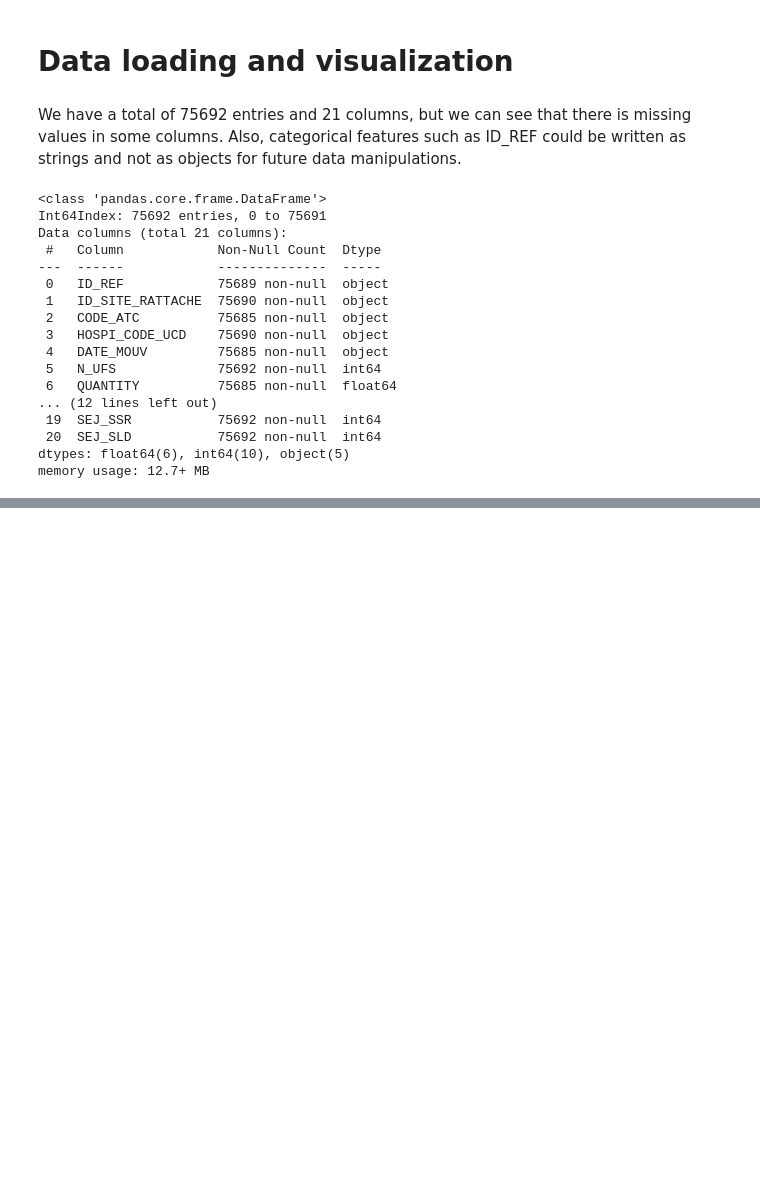
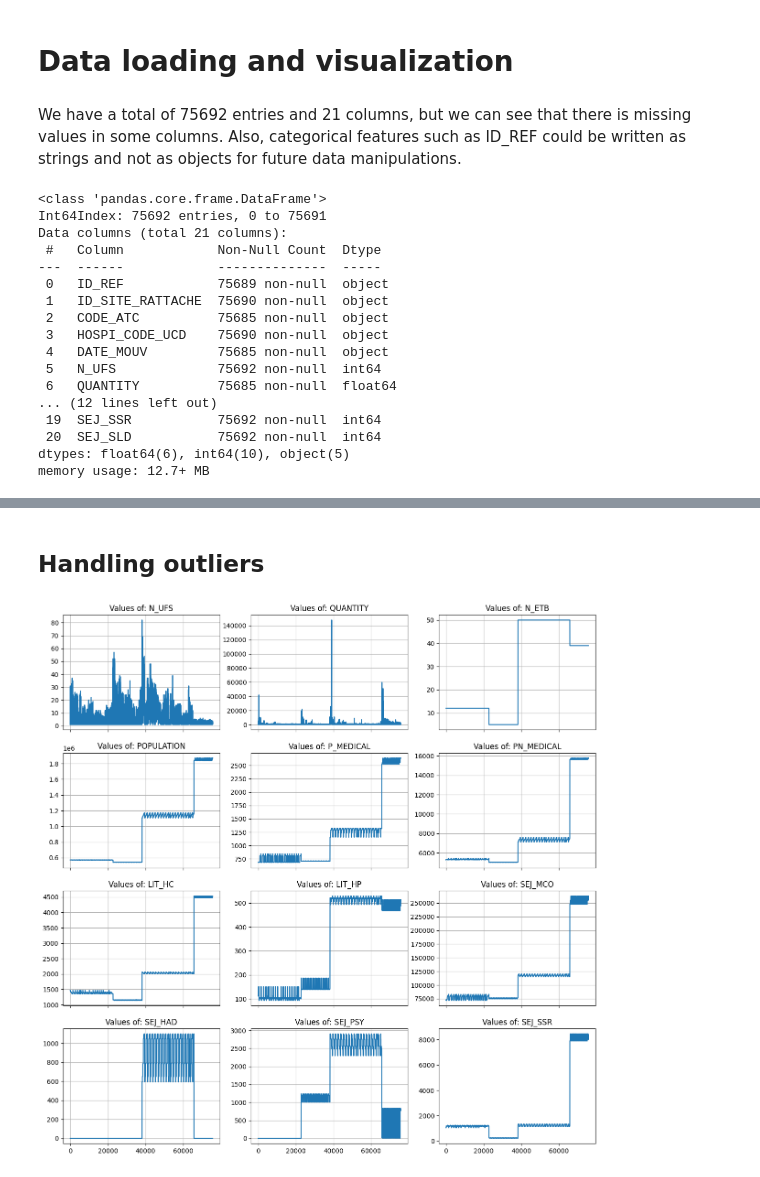
Before and after one commit to douglasmmachado/MedicineConsumption, a Jupyter notebook: Exploratory_Data_Analysis.ipynb, the cells around one changed output, grey strips where cells are left out. Cells and saved outputs as stored; diff of their text form; code cells hidden in the pictures; blank space fills up the shorter version.

```diff
--- a/Exploratory_Data_Analysis.ipynb
+++ b/Exploratory_Data_Analysis.ipynb
@@ -122,0 +140,2 @@ non_null = df.HOSPI_CODE_UCD.count()
+# %%
+df = df.dropna(subset=['ID_SITE_RATTACHE'])
@@ -122,0 +150,2 @@ non_null = df.HOSPI_CODE_UCD.count()
+# %%
+df = df.dropna(subset=['ID_REF'])
@@ -122,0 +159,2 @@ non_null = df.HOSPI_CODE_UCD.count()
+# %%
+df = df.dropna(subset=['CODE_ATC'])
@@ -122,0 +195,7 @@ non_null = df.HOSPI_CODE_UCD.count()
+# %%
+for column in categorical_features:
+  df[column] = df[column].astype('string')
+
+df['DATE_MOUV'] = pd.to_datetime(df['DATE_MOUV'],
+               format='%Y-%m-%d')  # Changed the type of date too
+df.info()
@@ -122,0 +227,21 @@ non_null = df.HOSPI_CODE_UCD.count()
+# %% [markdown]
+## Handling outliers
+# %%
+
+fig, axs = plt.subplots(4, 3, sharex=True, figsize = (15,15))
+
+i = 0
+j = 0
+
+for column in numerical_features:
+  axs[i, j].plot(df[column])
+  axs[i, j].set_title('Values of: ' + str(column))
+  axs[i, j].grid(True)
+  plt.grid()
+  if j == 2:
+    i += 1
+    j = 0
+  else:
+    j+=1
+# %% [output]
+[figure, added]
```
Also changed, not shown: parts of 21 cells of this notebook.
